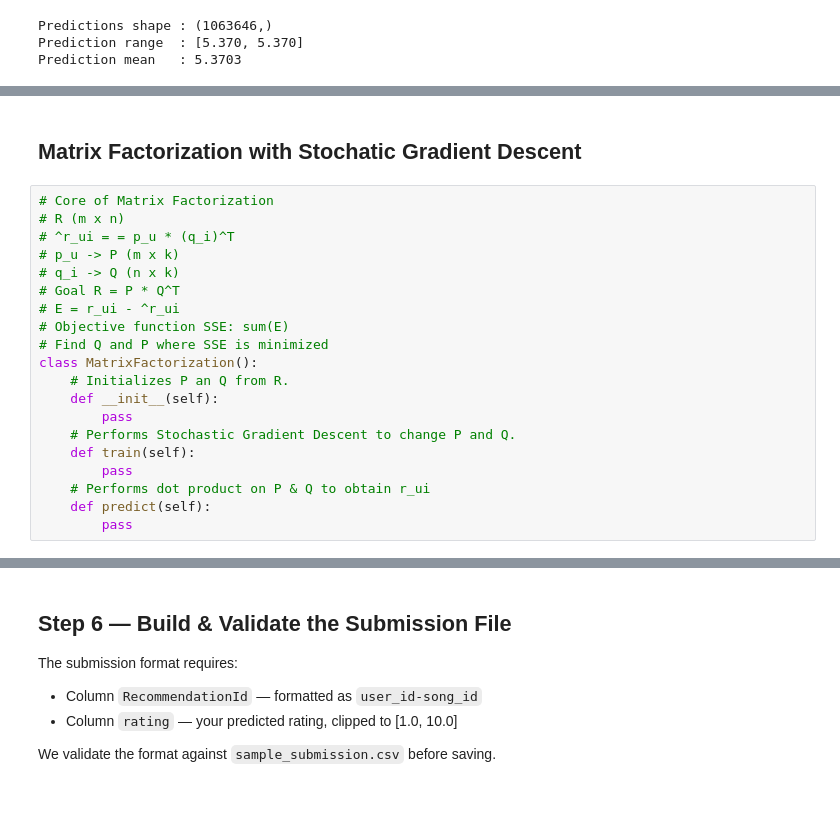
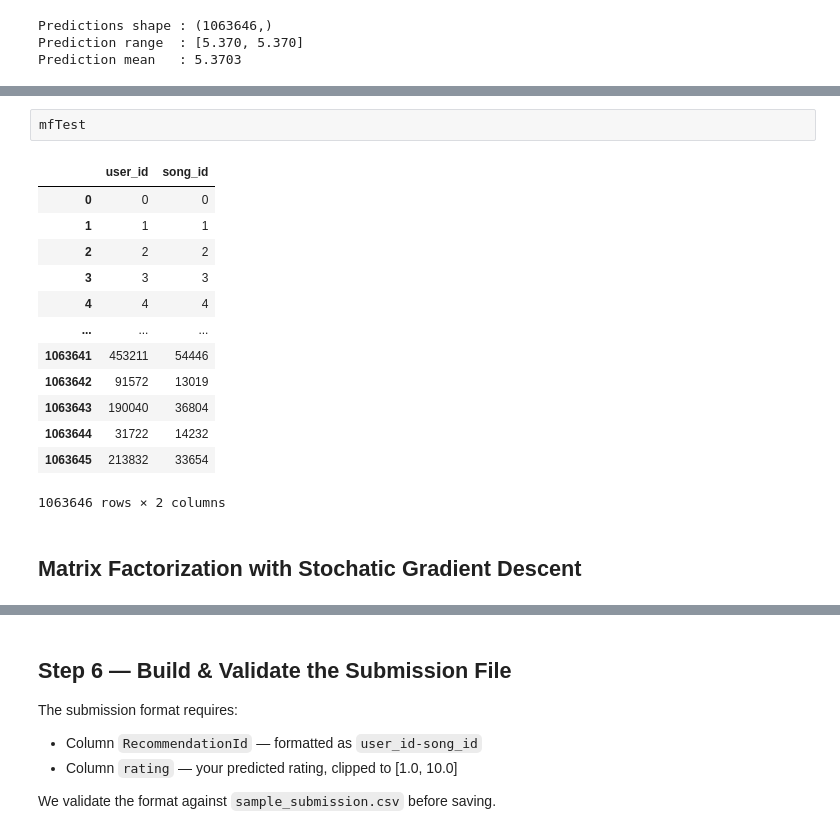
Before and after one commit to JSnack58/cmpe256, a Jupyter notebook: homeworks/hw02/RS_HW2.ipynb, the cells around one changed output, grey strips where cells are left out. Drawn from its saved outputs; the diff is of its cells as text; blank space fills up the shorter version.

```diff
--- a/homeworks/hw02/RS_HW2.ipynb
+++ b/homeworks/hw02/RS_HW2.ipynb
@@ -177,22 +209,18 @@ Prediction mean   : 5.3703
+# %%
+mfTest
+# %% [output]
+|  | user_id | song_id |
+| 0 | 0 | 0 |
+| 1 | 1 | 1 |
+| 2 | 2 | 2 |
+| 3 | 3 | 3 |
+| 4 | 4 | 4 |
+| ... | ... | ... |
+| 1063641 | 453211 | 54446 |
+| 1063642 | 91572 | 13019 |
+| 1063643 | 190040 | 36804 |
+| 1063644 | 31722 | 14232 |
+| 1063645 | 213832 | 33654 |
+1063646 rows × 2 columns
 # %% [markdown]
 ## Matrix Factorization with Stochatic Gradient Descent
-# %%
-# Core of Matrix Factorization
-# R (m x n)
-# ^r_ui = = p_u * (q_i)^T
-# p_u -> P (m x k)
-# q_i -> Q (n x k)
-# Goal R = P * Q^T
-# E = r_ui - ^r_ui
-# Objective function SSE: sum(E)
-# Find Q and P where SSE is minimized
-class MatrixFactorization():
-    # Initializes P an Q from R.
-    def __init__(self):
-        pass
-    # Performs Stochastic Gradient Descent to change P and Q.
-    def train(self):
-        pass
-    # Performs dot product on P & Q to obtain r_ui
-    def predict(self):
-        pass
```
Also changed, not shown: parts of 23 cells of this notebook.
